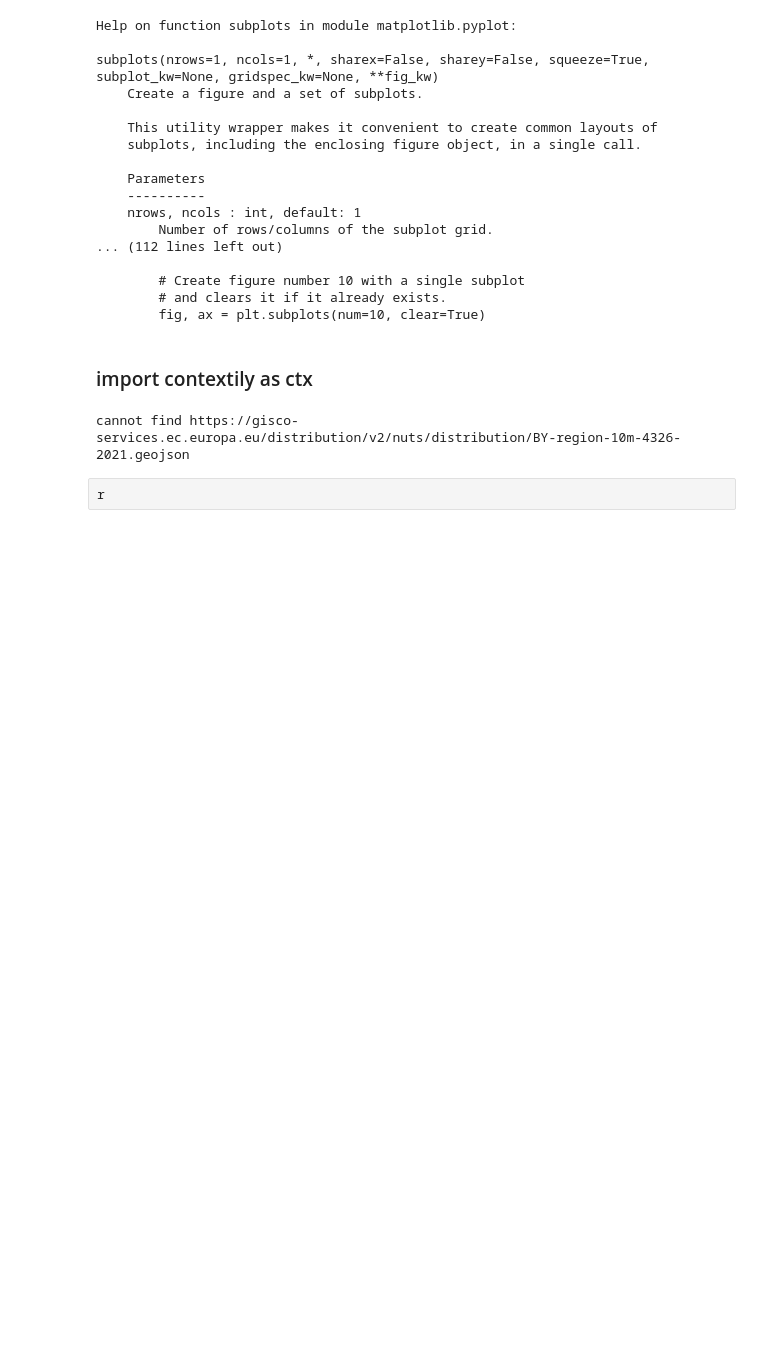
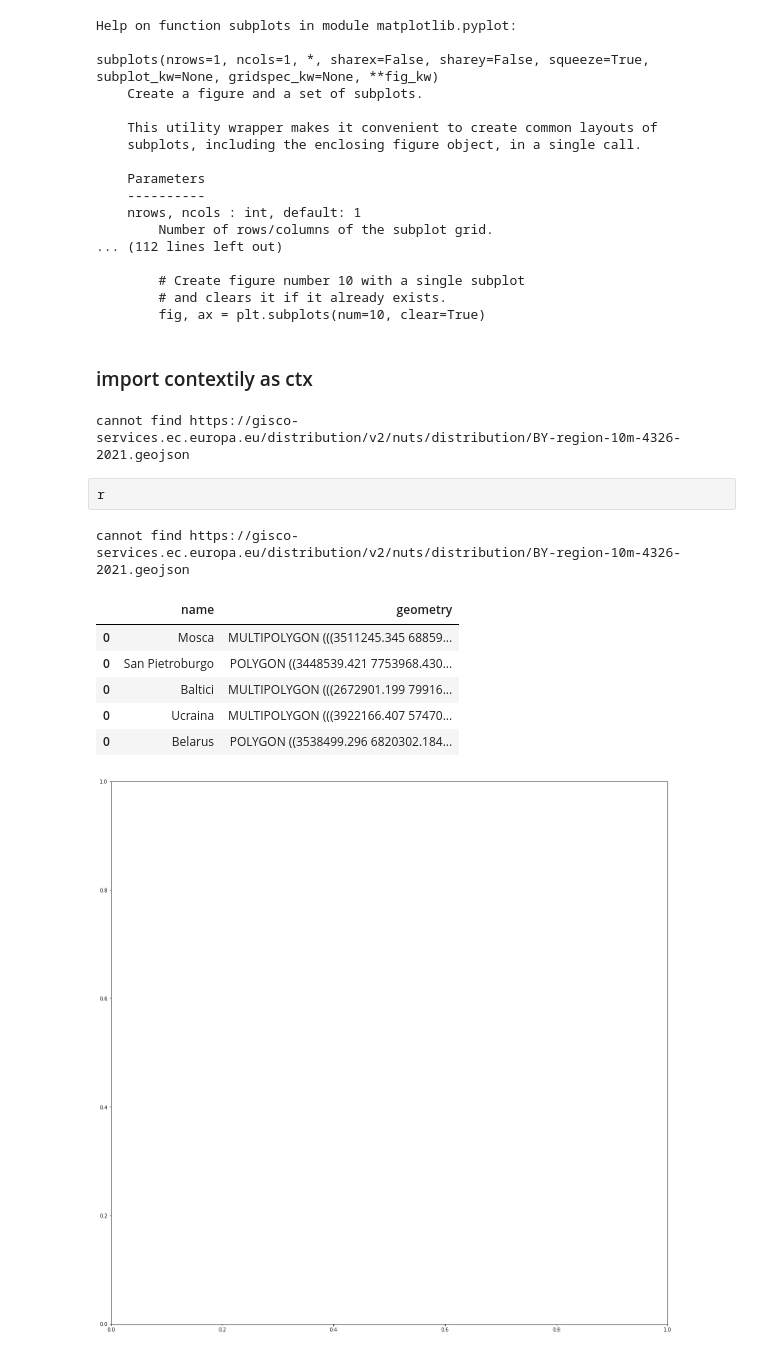
Before and after one commit to ioggstream/europe-historical-geojson, a Jupyter notebook: risk-map.ipynb, the cells around one changed output. Saved outputs shown, nothing was run; the diff lists cells and outputs as text; code cells hidden in the pictures; blank space fills up the shorter version.

```diff
--- a/risk-map.ipynb
+++ b/risk-map.ipynb
@@ -196,0 +209,14 @@ russia = get_state('Russia')
+# %%
+%matplotlib inline
+
+R=get_state_df("Russia")
+R.head()
+# %% [output]
+cannot find https://gisco-services.ec.europa.eu/distribution/v2/nuts/distribution/BY-region-10m-4326-2021.geojson
+|  | name | geometry |
+| 0 | Mosca | MULTIPOLYGON (((3511245.345 68859... |
+| 0 | San Pietroburgo | POLYGON ((3448539.421 7753968.430... |
+| 0 | Baltici | MULTIPOLYGON (((2672901.199 79916... |
+| 0 | Ucraina | MULTIPOLYGON (((3922166.407 57470... |
+| 0 | Belarus | POLYGON ((3538499.296 6820302.184... |
+[figure, added]
```
Also changed, not shown: parts of 20 cells of this notebook, 2 other files.
